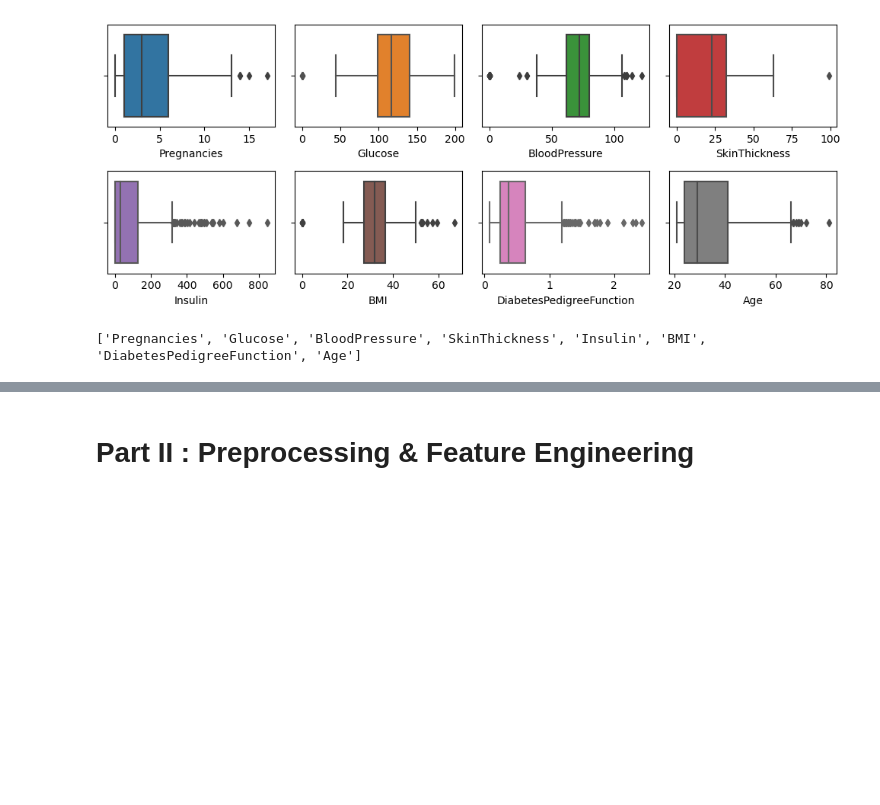
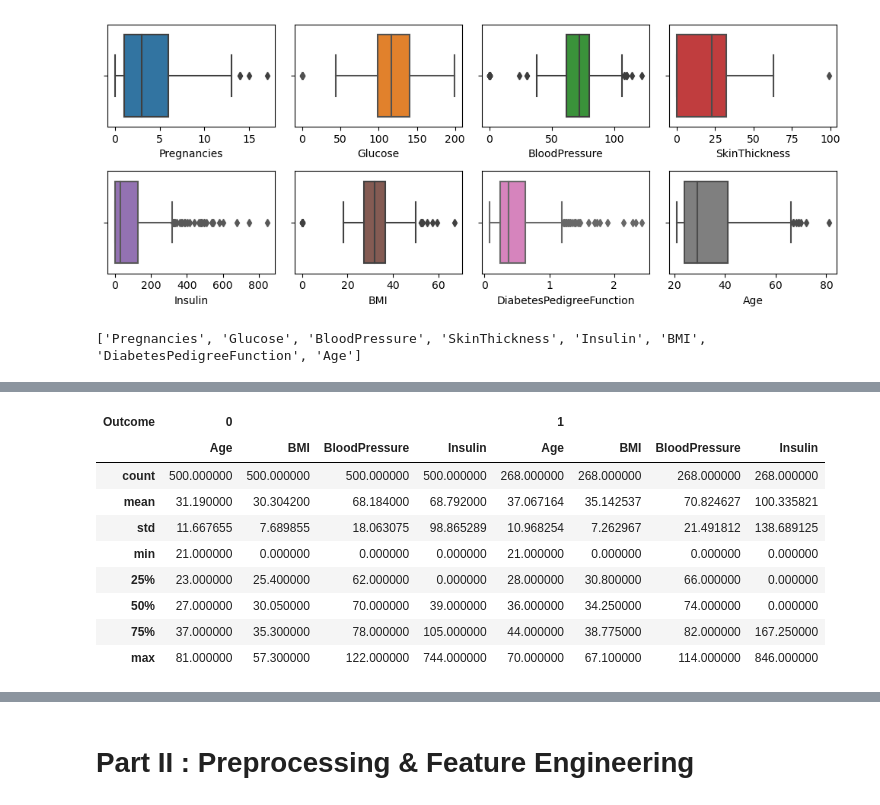
Before and after one commit to j-lepard/Predicting-Diabetes, a Jupyter notebook: Supervised Learning - Project.ipynb, the cells around one changed output, grey strips where cells are left out. Saved outputs shown, nothing was run; the diff lists cells and outputs as text; code cells hidden in the pictures; blank space fills up the shorter version.

```diff
--- a/Supervised Learning - Project.ipynb
+++ b/Supervised Learning - Project.ipynb
@@ -136,0 +177,20 @@ plt.show()
+# %%
+# First, compute the summary statistics for each outcome
+summary_stats = df_raw[['Age','BMI','BloodPressure','Insulin','Outcome']].groupby('Outcome').describe()
+
+# Now, pivot the DataFrame
+consolidated_df = summary_stats.stack(level=0)
+
+# Print the consolidated DataFrame
+consolidated_df.T
+# %% [output]
+| Outcome | 0 |  |  |  | 1 |  |  |  |
+|  | Age | BMI | BloodPressure | Insulin | Age | BMI | BloodPressure | Insulin |
+| count | 500.000000 | 500.000000 | 500.000000 | 500.000000 | 268.000000 | 268.000000 | 268.000000 | 268.000000 |
+| mean | 31.190000 | 30.304200 | 68.184000 | 68.792000 | 37.067164 | 35.142537 | 70.824627 | 100.335821 |
+| std | 11.667655 | 7.689855 | 18.063075 | 98.865289 | 10.968254 | 7.262967 | 21.491812 | 138.689125 |
+| min | 21.000000 | 0.000000 | 0.000000 | 0.000000 | 21.000000 | 0.000000 | 0.000000 | 0.000000 |
+| 25% | 23.000000 | 25.400000 | 62.000000 | 0.000000 | 28.000000 | 30.800000 | 66.000000 | 0.000000 |
+| 50% | 27.000000 | 30.050000 | 70.000000 | 39.000000 | 36.000000 | 34.250000 | 74.000000 | 0.000000 |
+| 75% | 37.000000 | 35.300000 | 78.000000 | 105.000000 | 44.000000 | 38.775000 | 82.000000 | 167.250000 |
+| max | 81.000000 | 57.300000 | 122.000000 | 744.000000 | 70.000000 | 67.100000 | 114.000000 | 846.000000 |
```
Also changed, not shown: parts of 19 cells of this notebook.
